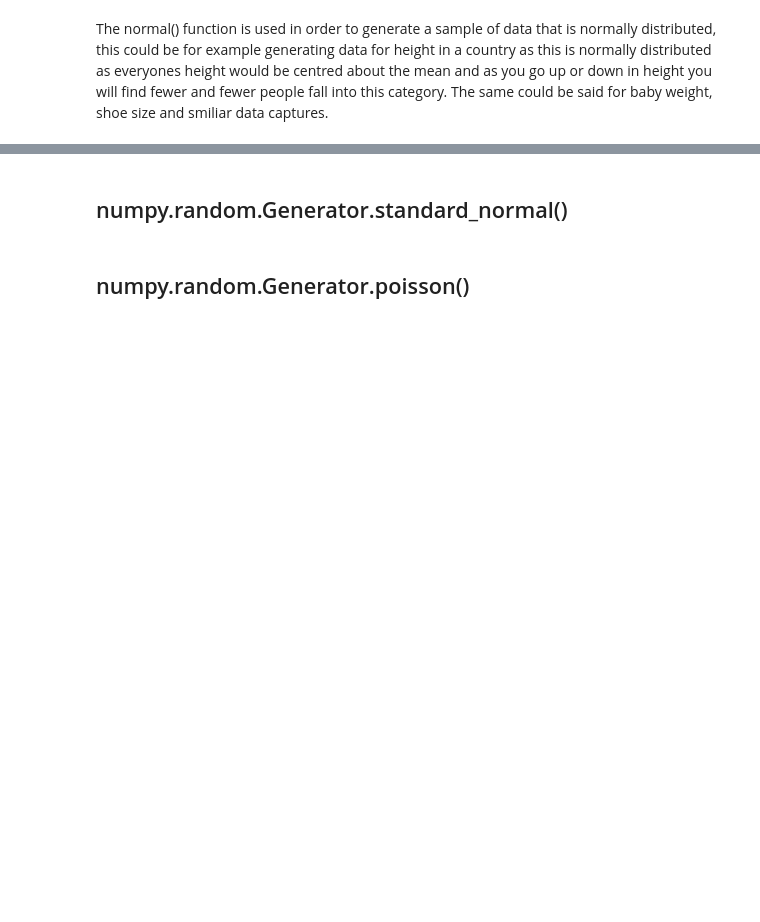
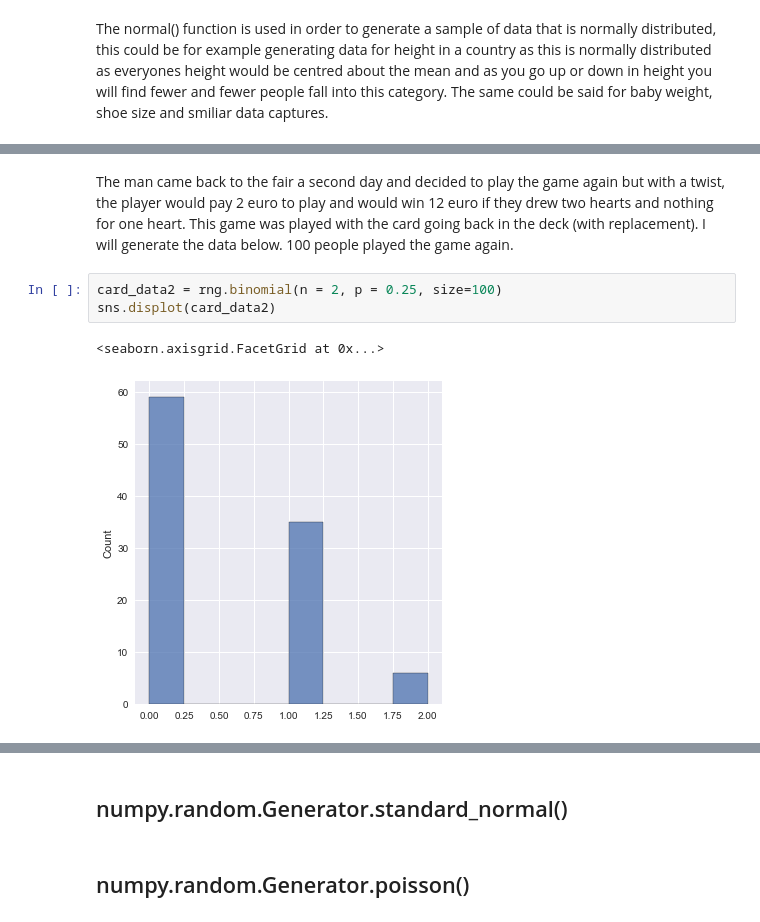
Before and after one commit to fionnmccarthy/ProgDA_Assignment, a Jupyter notebook: numpy-random.ipynb, the cells around one changed output, grey strips where cells are left out. Drawn from its saved outputs; the diff is of its cells as text; blank space fills up the shorter version.

```diff
--- a/numpy-random.ipynb
+++ b/numpy-random.ipynb
@@ -551,0 +567,8 @@ Next I will show this in relation to roullette, where I go in to a game wanting
+# %% [markdown]
+The man came back to the fair a second day and decided to play the game again but with a twist, the player would pay 2 euro to play and would win 12 euro if they drew two hearts and nothing for one heart. This game was played with the card going back in the deck (with replacement). I will generate the data below. 100 people played the game again.
+# %%
+card_data2 = rng.binomial(n = 2, p = 0.25, size=100)
+sns.displot(card_data2)
+# %% [output]
+<seaborn.axisgrid.FacetGrid at 0x...>
+[figure, added]
```
Also changed, not shown: parts of 48 cells of this notebook, 1 other file.
